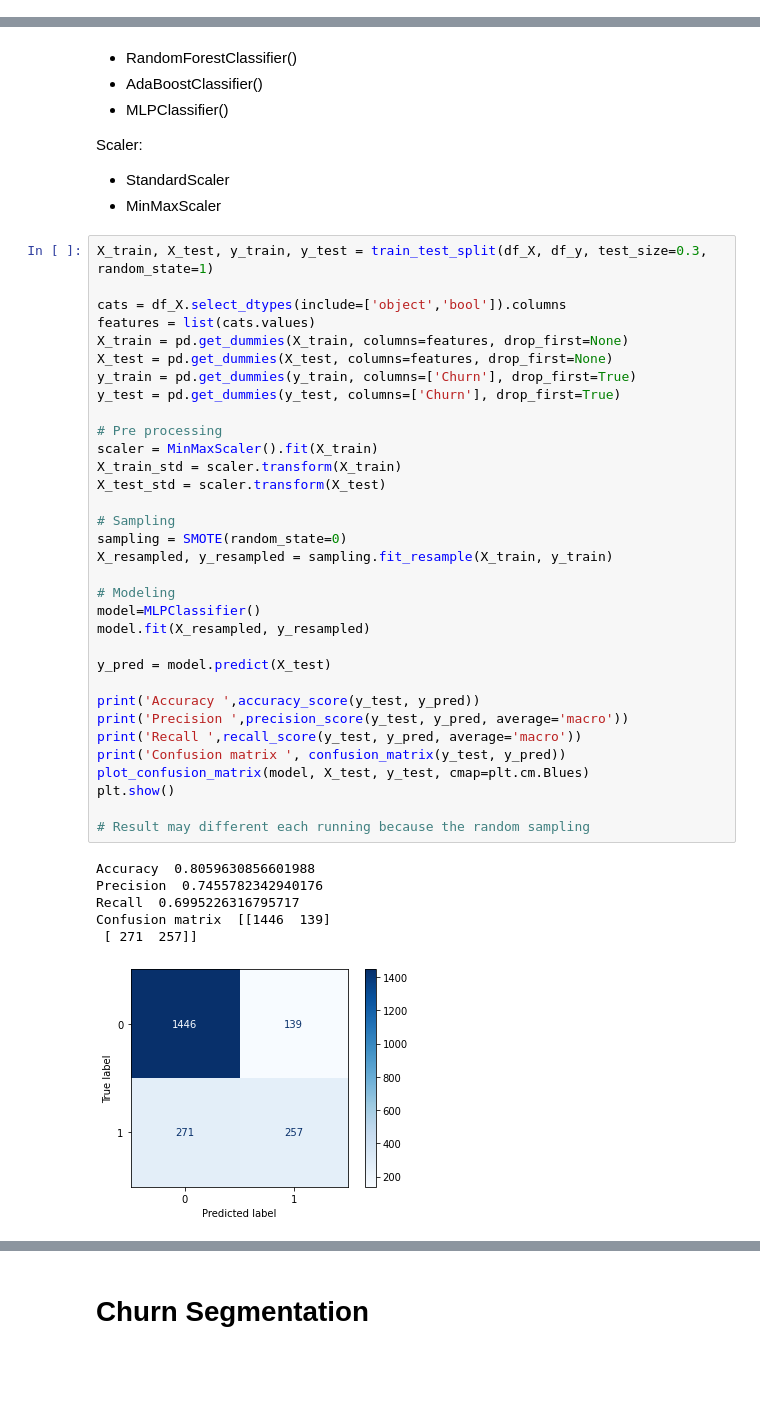
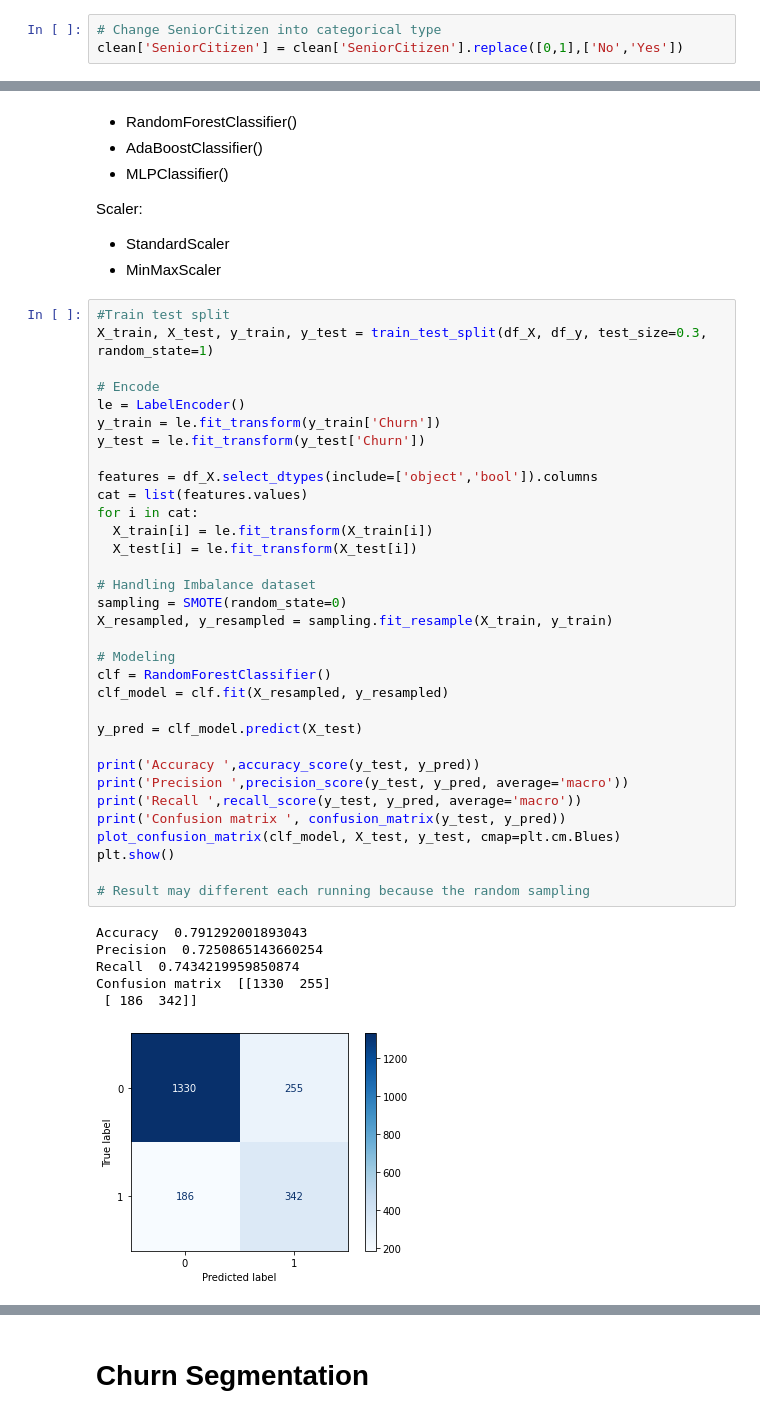
Before and after one commit to zulfijauh/Cheatsheet, a Jupyter notebook: Final_Project_Digital_Skola.ipynb, the cells around one changed output, grey strips where cells are left out. Saved outputs shown, nothing was run; the diff lists cells and outputs as text; blank space fills up the shorter version.

```diff
--- a/Final_Project_Digital_Skola.ipynb
+++ b/Final_Project_Digital_Skola.ipynb
@@ -125,6 +118,9 @@ clean = data
 # %%
 # Replace TotalCharges by multple MonthlyCharges with tenure
 clean['TotalCharges'] = clean['tenure']*clean['MonthlyCharges']
+# %%
+# Change SeniorCitizen into categorical type
+clean['SeniorCitizen'] = clean['SeniorCitizen'].replace([0,1],['No','Yes'])
 # %%
 clean.head()
 # %% [output]
@@ -270,42 +295,42 @@ Scaler:
 - StandardScaler
 - MinMaxScaler
 # %%
+#Train test split
 X_train, X_test, y_train, y_test = train_test_split(df_X, df_y, test_size=0.3, random_state=1)
 
-cats = df_X.select_dtypes(include=['object','bool']).columns
-features = list(cats.values)
-X_train = pd.get_dummies(X_train, columns=features, drop_first=None)
-X_test = pd.get_dummies(X_test, columns=features, drop_first=None)
-y_train = pd.get_dummies(y_train, columns=['Churn'], drop_first=True)
-y_test = pd.get_dummies(y_test, columns=['Churn'], drop_first=True)
+# Encode
+le = LabelEncoder()
+y_train = le.fit_transform(y_train['Churn'])
+y_test = le.fit_transform(y_test['Churn'])
 
-# Pre processing
-scaler = MinMaxScaler().fit(X_train)
-X_train_std = scaler.transform(X_train)
-X_test_std = scaler.transform(X_test)
+features = df_X.select_dtypes(include=['object','bool']).columns
+cat = list(features.values)
+for i in cat:
+  X_train[i] = le.fit_transform(X_train[i])
+  X_test[i] = le.fit_transform(X_test[i])
 
-# Sampling
+# Handling Imbalance dataset
 sampling = SMOTE(random_state=0)
 X_resampled, y_resampled = sampling.fit_resample(X_train, y_train)
 
 # Modeling
-model=MLPClassifier()
-model.fit(X_resampled, y_resampled)
+clf = RandomForestClassifier()
+clf_model = clf.fit(X_resampled, y_resampled)
 
-y_pred = model.predict(X_test)
+y_pred = clf_model.predict(X_test)
 
 print('Accuracy ',accuracy_score(y_test, y_pred))
 print('Precision ',precision_score(y_test, y_pred, average='macro'))
 print('Recall ',recall_score(y_test, y_pred, average='macro'))
 print('Confusion matrix ', confusion_matrix(y_test, y_pred))
-plot_confusion_matrix(model, X_test, y_test, cmap=plt.cm.Blues)
+plot_confusion_matrix(clf_model, X_test, y_test, cmap=plt.cm.Blues)
 plt.show()
 
 # Result may different each running because the random sampling
 # %% [output]
-Accuracy  0.8059630856601988
-Precision  0.7455782342940176
-Recall  0.6995226316795717
-Confusion matrix  [[1446  139]
- [ 271  257]]
+Accuracy  0.791292001893043
+Precision  0.7250865143660254
+Recall  0.7434219959850874
+Confusion matrix  [[1330  255]
+ [ 186  342]]
-[figure, old version]
+[figure, new version]
```
Also changed, not shown: parts of 26 cells of this notebook.
